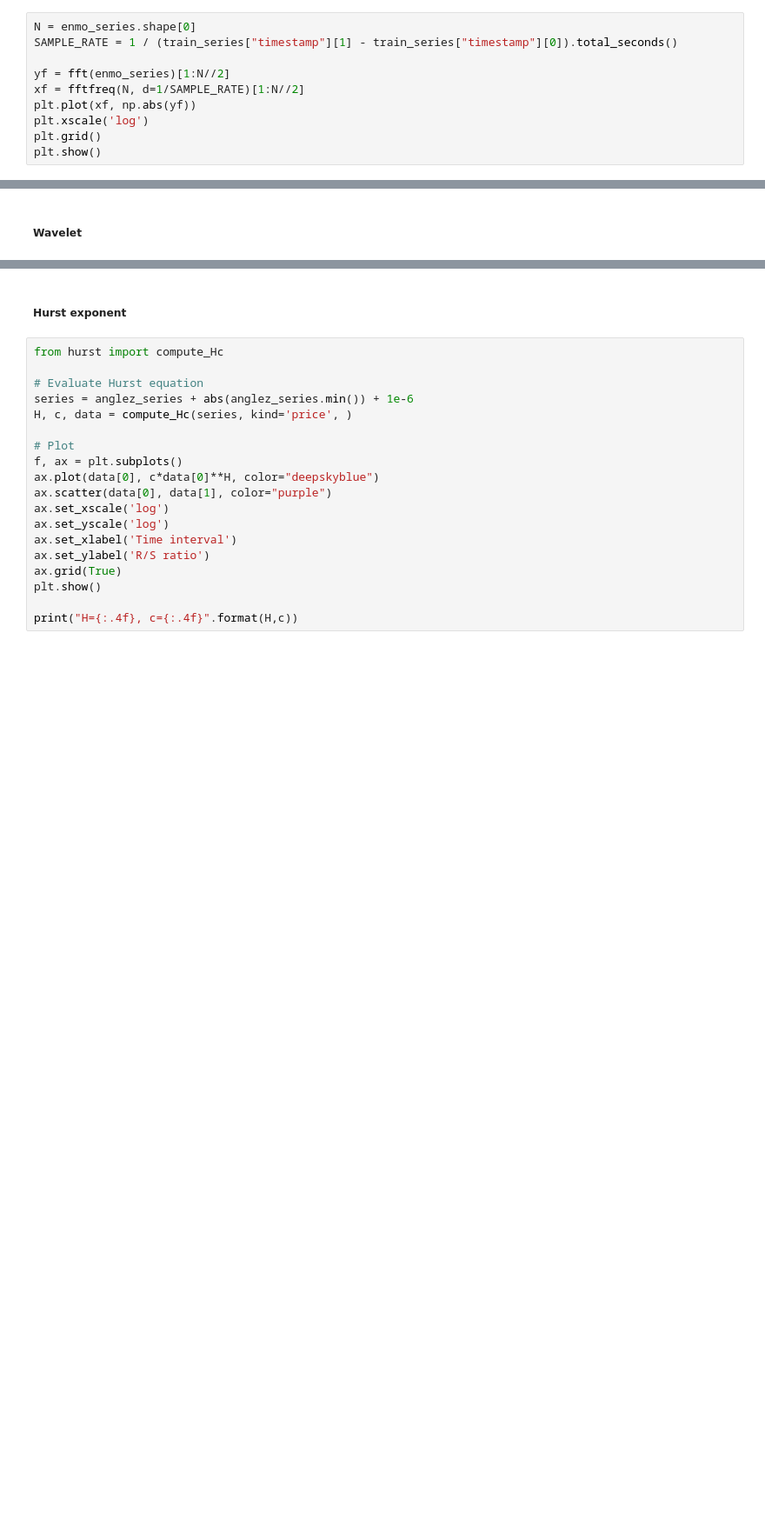
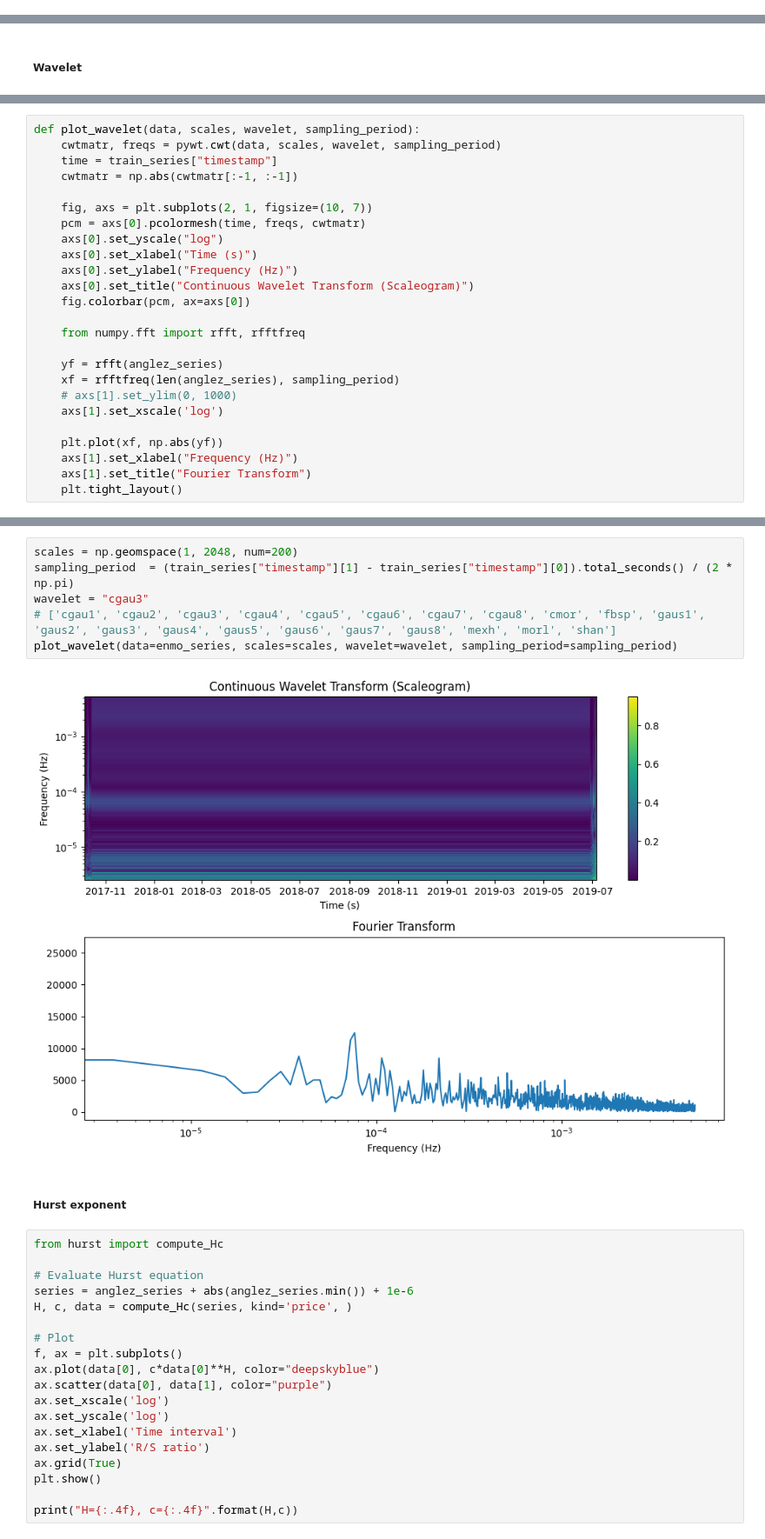
Before and after one commit to Felecort/TDA_Uni, a Jupyter notebook: src/0_topology-child-mind-institute.ipynb, the cells around one changed output, grey strips where cells are left out. Shown at 87% size. Saved outputs shown, nothing was run; the diff lists cells and outputs as text; blank space fills up the shorter version.

```diff
--- a/src/0_topology-child-mind-institute.ipynb
+++ b/src/0_topology-child-mind-institute.ipynb
@@ -120,10 +112,0 @@ plt.show()
-# %%
-N = enmo_series.shape[0]
-SAMPLE_RATE = 1 / (train_series["timestamp"][1] - train_series["timestamp"][0]).total_seconds()
-
-yf = fft(enmo_series)[1:N//2]
-xf = fftfreq(N, d=1/SAMPLE_RATE)[1:N//2]
-plt.plot(xf, np.abs(yf))
-plt.xscale('log')
-plt.grid()
-plt.show()
@@ -271,0 +115,25 @@ divide by zero encountered in divide
+# %%
+def plot_wavelet(data, scales, wavelet, sampling_period):
+    cwtmatr, freqs = pywt.cwt(data, scales, wavelet, sampling_period)
+    time = train_series["timestamp"]
+    cwtmatr = np.abs(cwtmatr[:-1, :-1])
+
+    fig, axs = plt.subplots(2, 1, figsize=(10, 7))
+    pcm = axs[0].pcolormesh(time, freqs, cwtmatr)
+    axs[0].set_yscale("log")
+    axs[0].set_xlabel("Time (s)")
+    axs[0].set_ylabel("Frequency (Hz)")
+    axs[0].set_title("Continuous Wavelet Transform (Scaleogram)")
+    fig.colorbar(pcm, ax=axs[0])
+
+    from numpy.fft import rfft, rfftfreq
+
+    yf = rfft(anglez_series)
+    xf = rfftfreq(len(anglez_series), sampling_period)
+    # axs[1].set_ylim(0, 1000)
+    axs[1].set_xscale('log')
+
+    plt.plot(xf, np.abs(yf))
+    axs[1].set_xlabel("Frequency (Hz)")
+    axs[1].set_title("Fourier Transform")
+    plt.tight_layout()
@@ -272,3 +148,11 @@ divide by zero encountered in divide
+# %%
+scales = np.geomspace(1, 2048, num=200)
+sampling_period  = (train_series["timestamp"][1] - train_series["timestamp"][0]).total_seconds() / (2 * np.pi)
+wavelet = "cgau3"
+# ['cgau1', 'cgau2', 'cgau3', 'cgau4', 'cgau5', 'cgau6', 'cgau7', 'cgau8', 'cmor', 'fbsp', 'gaus1', 'gaus2', 'gaus3', 'gaus4', 'gaus5', 'gaus6', 'gaus7', 'gaus8', 'mexh', 'morl', 'shan']
+plot_wavelet(data=enmo_series, scales=scales, wavelet=wavelet, sampling_period=sampling_period)
+# %% [output]
+[figure, added]
 # %% [markdown]
 ##### Hurst exponent
 # %%
```
Also changed, not shown: parts of 11 cells of this notebook.
